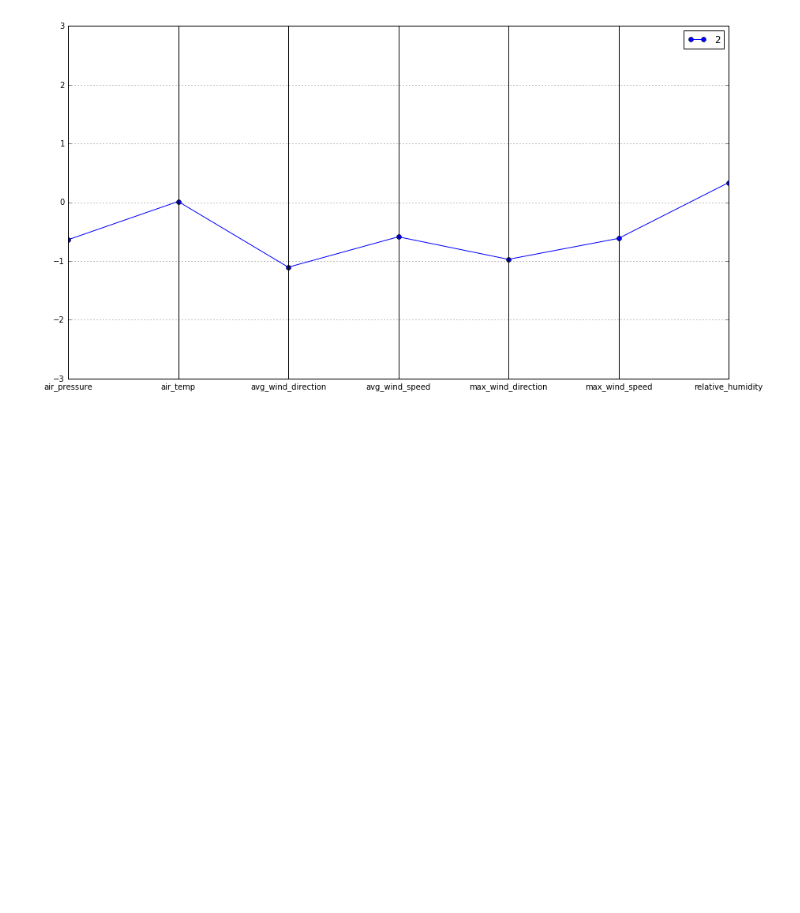
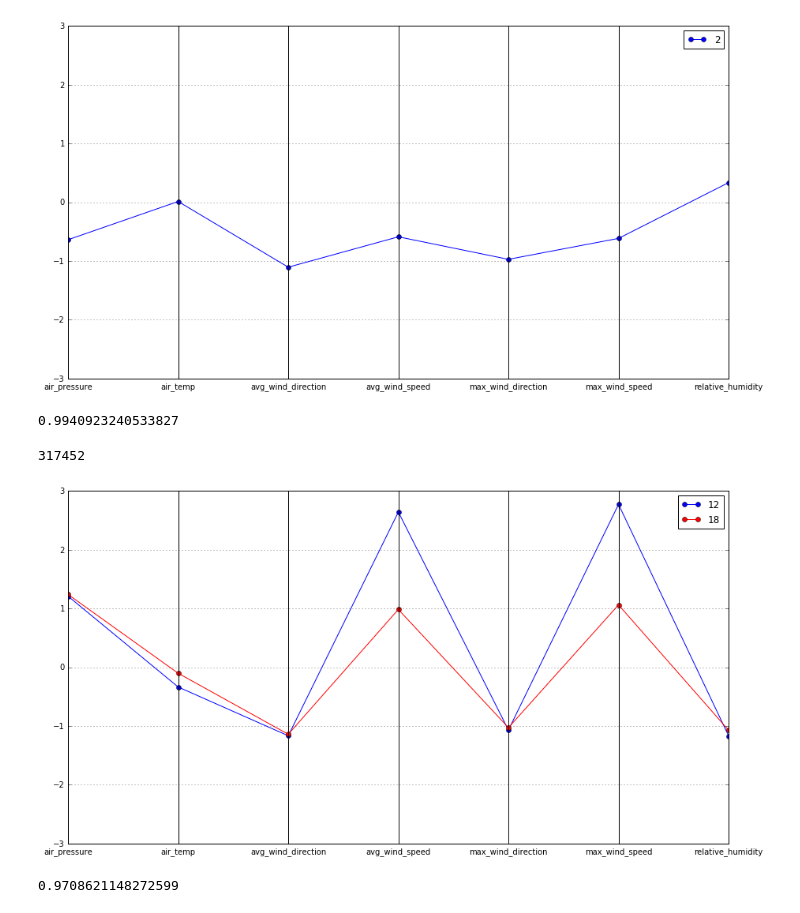
Before and after one commit to ROARMarketingConcepts/Big-Data-Specialization, a Jupyter notebook: Machine Learning with Big Data/K-Means Clustering with Spark.ipynb, the cells around one changed output. Drawn from its saved outputs; the diff is of its cells as text; code cells hidden in the pictures; blank space fills up the shorter version.

```diff
--- a/Machine Learning with Big Data/K-Means Clustering with Spark.ipynb
+++ b/Machine Learning with Big Data/K-Means Clustering with Spark.ipynb
@@ -300,3 +300,41 @@ utils.parallel_plot(P[(P['air_temp'] < 0.5) & (P['relative_humidity'] > 0.5)], P
 utils.parallel_plot(P.iloc[[2]], P)
 # %% [output]
 [figure]
+# %%
+# Question 1 - What percentage of samples have 0 for rain_accumulation?
+
+df[df['rain_accumulation'] == 0].count()/df.count()
+# %% [output]
+0.9940923240533827
+# %%
+# Question 3 - If we wanted to create a data subset by taking every 5th sample
+# instead of every 10th sample, how many samples would be in that subset?
+
+new_filtered_df = df.filter((df.rowID % 5) == 0)
+new_filtered_df.count()
+# %% [output]
+317452
+# %%
+# Question 7 - If we perform clustering with 20 clusters (and seed = 1), which cluster
+# appears to identify Santa Ana conditions (lowest humidity and highest wind speeds)?
+
+kmeans = KMeans(k=20,seed=1)
+model = kmeans.fit(scaledDataFeat)
+transformed = model.transform(scaledDataFeat)
+centers = model.clusterCenters()
+
+P = utils.pd_centers(featureSet,centers)
+utils.parallel_plot(P[(P['avg_wind_speed'] > 0.5) & (P['relative_humidity'] < -0.5)], P)
+
+# Answer: Cluster 12
+# %% [output]
+[figure, added]
+# %%
+# Question 8 - We did not include the minimum wind measurements in the analysis since they
+# are highly correlated with the average wind measurements. What is the correlation between
+# min_wind_speed and avg_wind_speed (to two decimals)? (Compute this using one-tenth of the
+# original dataset, and dropping all rows with missing values.)
+
+working_df.corr('min_wind_speed','avg_wind_speed')
+# %% [output]
+0.9708621148272599
```
